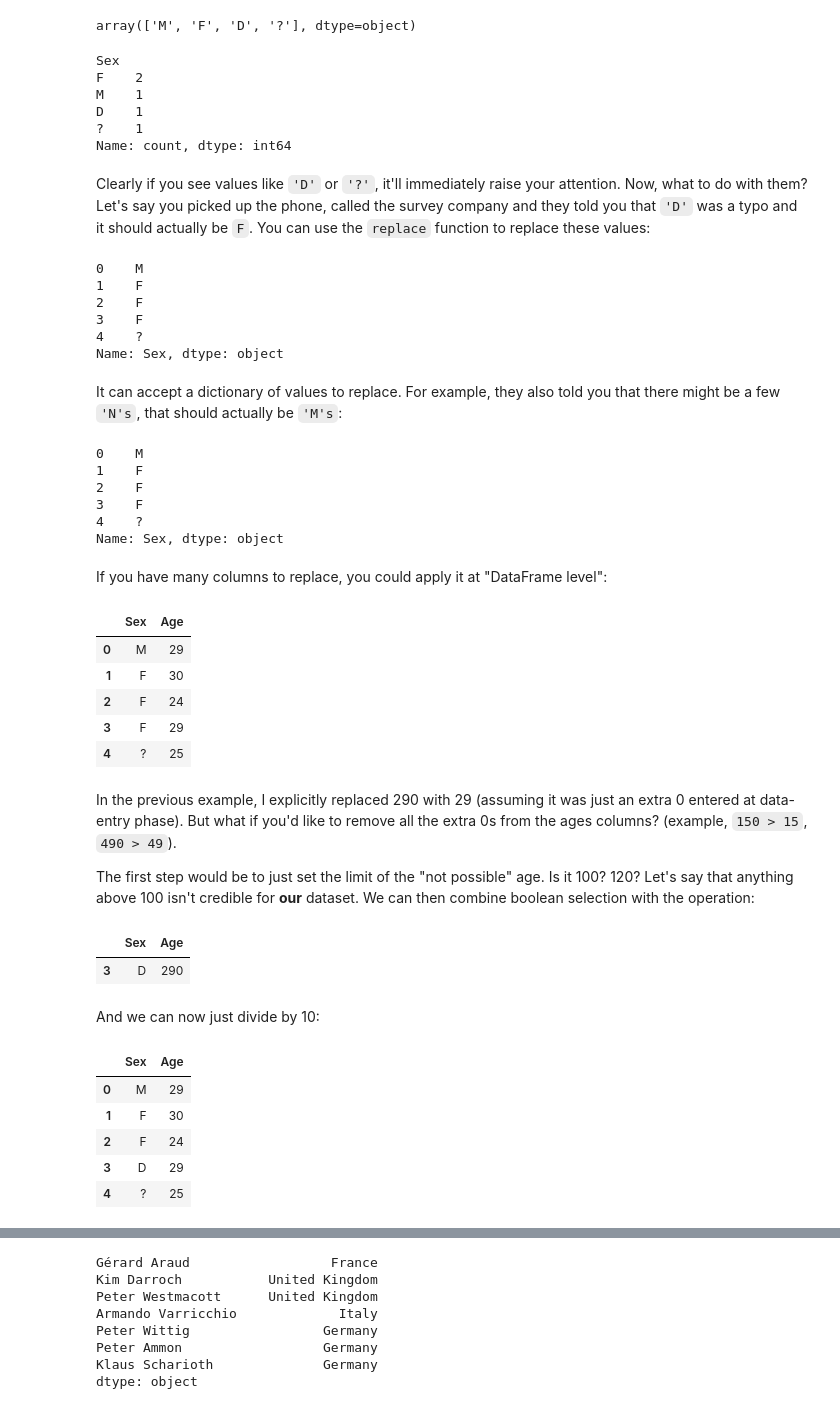
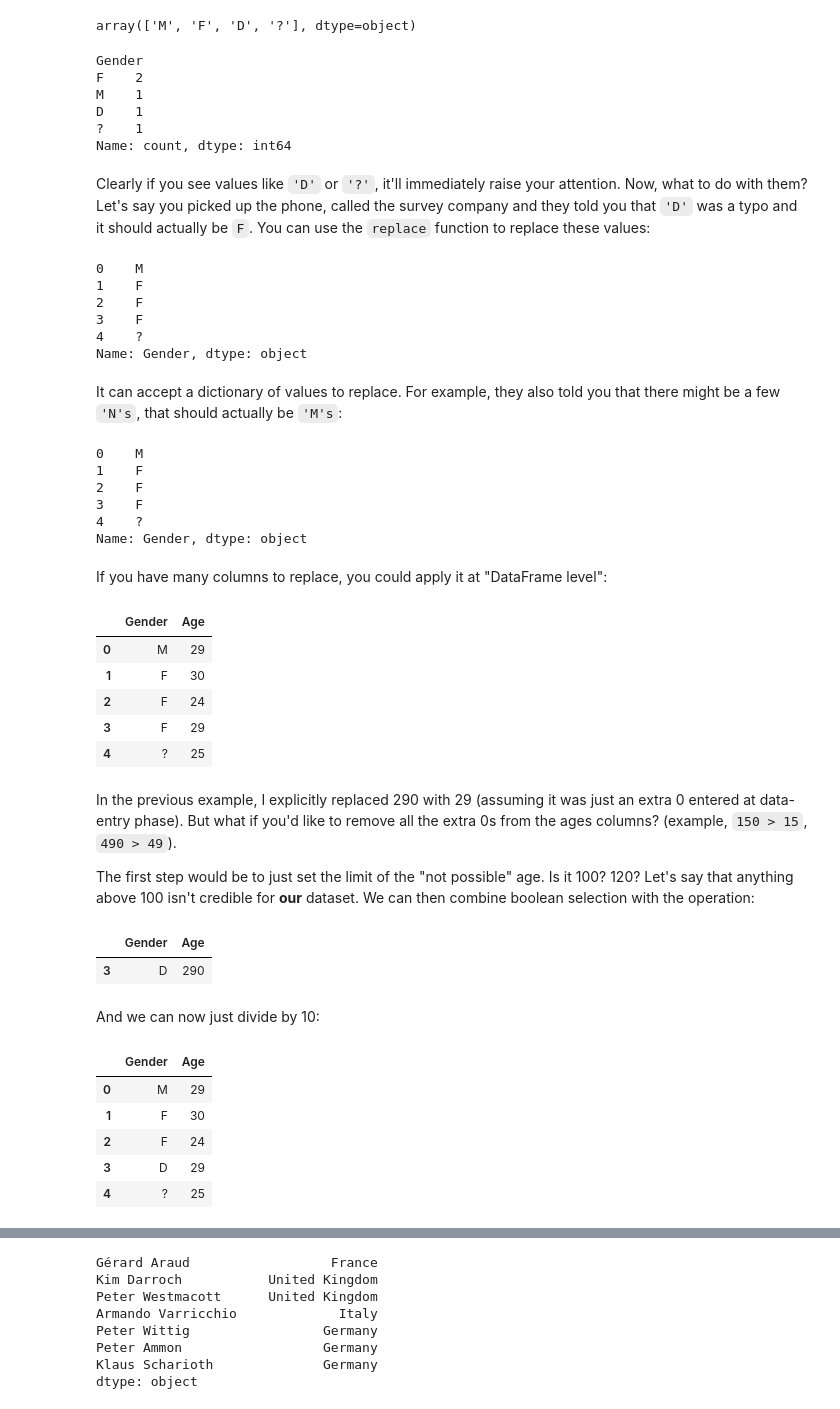
Before and after one commit to hh-blaire-cho/ds101_2025Jun, a Jupyter notebook: 08_Pandas_DataCleansing.ipynb, the cells around one changed output, grey strips where cells are left out. Cells and saved outputs as stored; diff of their text form; code cells hidden in the pictures.

```diff
--- a/08_CleaningNotNullValues.ipynb
+++ b/08_Pandas_DataCleansing.ipynb
@@ -20,7 +17,7 @@ import pandas as pd
 # %%
 df = pd.DataFrame(
     {
-        "Sex": ["M", "F", "F", "D", "?"],
+        "Gender": ["M", "F", "F", "D", "?"],
         "Age": [29, 30, 24, 290, 25],
     }
 )
@@ -43,9 +40,9 @@ df["Sex"].unique()
 # %% [output]
 array(['M', 'F', 'D', '?'], dtype=object)
 # %%
-df["Sex"].value_counts()
+df["Gender"].value_counts()
 # %% [output]
-Sex
+Gender
 F    2
 M    1
 D    1
@@ -54,31 +51,31 @@ Name: count, dtype: int64
 # %% [markdown]
 Clearly if you see values like `'D'` or `'?'`, it'll immediately raise your attention. Now, what to do with them? Let's say you picked up the phone, called the survey company and they told you that `'D'` was a typo and it should actually be `F`. You can use the `replace` function to replace these values:
 # %%
-df["Sex"].replace("D", "F")
+df["Gender"].replace("D", "F")
 # %% [output]
 0    M
 1    F
 2    F
 3    F
 4    ?
-Name: Sex, dtype: object
+Name: Gender, dtype: object
 # %% [markdown]
 It can accept a dictionary of values to replace. For example, they also told you that there might be a few `'N's`, that should actually be `'M's`:
 # %%
-df["Sex"].replace({"D": "F", "N": "M"})
+df["Gender"].replace({"D": "F", "N": "M"})
 # %% [output]
 0    M
 1    F
 2    F
 3    F
 4    ?
-Name: Sex, dtype: object
+Name: Gender, dtype: object
 # %% [markdown]
 If you have many columns to replace, you could apply it at "DataFrame level":
 # %%
-df.replace({"Sex": {"D": "F", "N": "M"}, "Age": {290: 29}})
+df.replace({"Gender": {"D": "F", "N": "M"}, "Age": {290: 29}})
 # %% [output]
-|  | Sex | Age |
+|  | Gender | Age |
 | 0 | M | 29 |
 | 1 | F | 30 |
 | 2 | F | 24 |
@@ -91,7 +88,7 @@ The first step would be to just set the limit of the "not possible" age. Is it 1
 # %%
 df[df["Age"] > 100]
 # %% [output]
-|  | Sex | Age |
+|  | Gender | Age |
 | 3 | D | 290 |
 # %% [markdown]
 And we can now just divide by 10:
@@ -100,7 +97,7 @@ df.loc[df["Age"] > 100, "Age"] = df.loc[df["Age"] > 100, "Age"] / 10
 # %%
 df
 # %% [output]
-|  | Sex | Age |
+|  | Gender | Age |
 | 0 | M | 29 |
 | 1 | F | 30 |
 | 2 | F | 24 |
```
Also changed, not shown: parts of 3 cells of this notebook, 9 other files.
